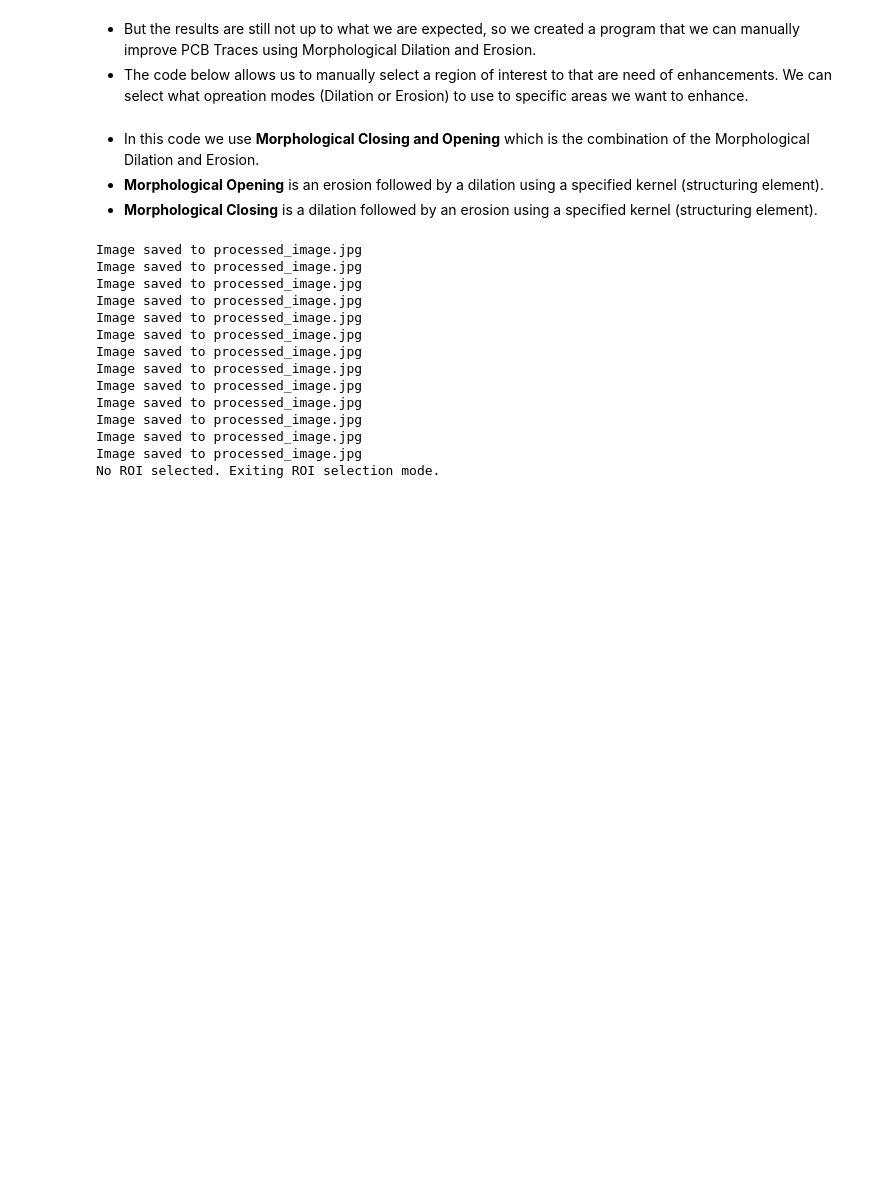
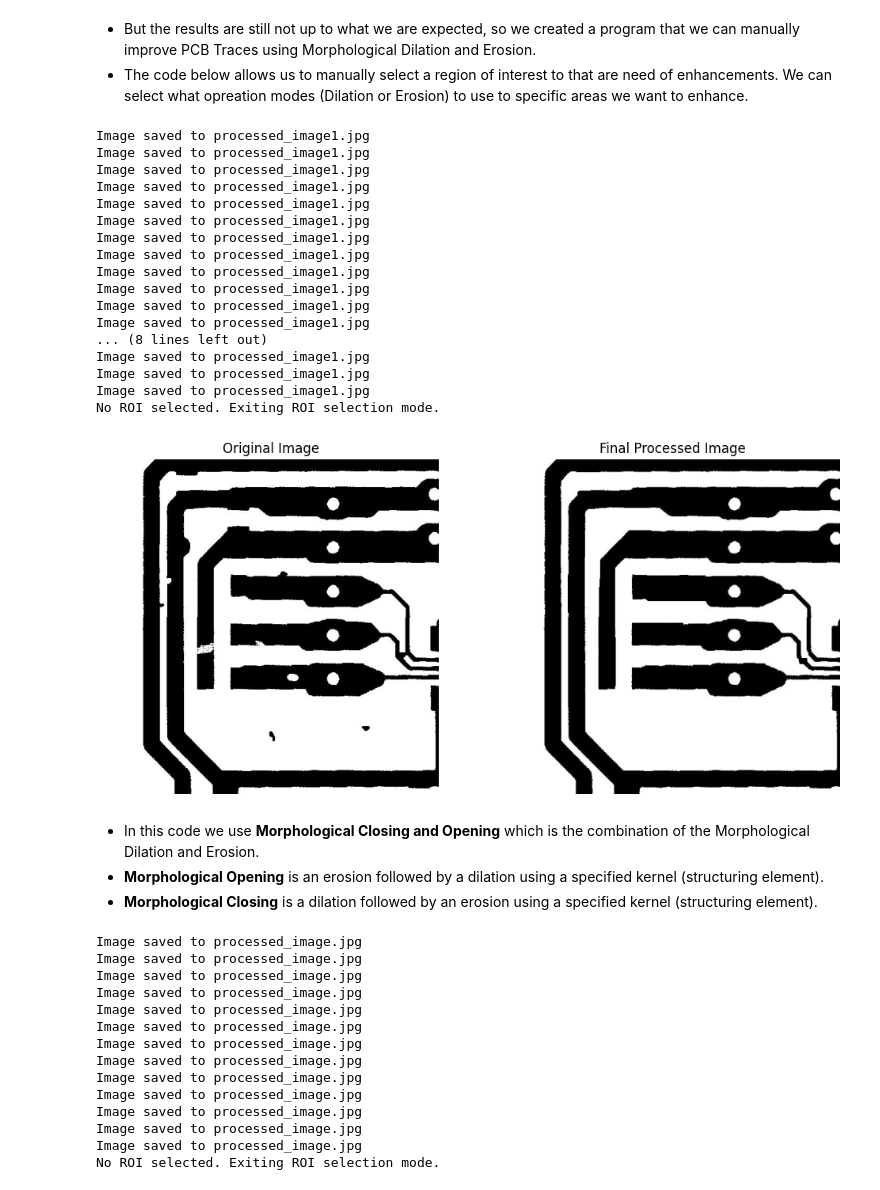
Before and after one commit to t1pen/MeXEE402_Finals_StephenGabrielAlojado_JairusSunga, a Jupyter notebook: Revised Topic/PCB_Morphological_Dilation.ipynb, the cells around one changed output. Drawn from its saved outputs; the diff is of its cells as text; code cells hidden in the pictures; blank space fills up the shorter version.

```diff
--- a/Revised Topic/PCB_Morphological_Dilation.ipynb
+++ b/Revised Topic/PCB_Morphological_Dilation.ipynb
@@ -113,6 +125,7 @@ for test_file in test_files:
 # %%
 import cv2
 import numpy as np
+import matplotlib.pyplot as plt
 
 def nothing(x):
     """Dummy function for trackbar callbacks."""
@@ -139,14 +152,15 @@ resize_height = int(original_image.shape[0] * aspect_ratio)
 processed_image = cv2.resize(original_image, (resize_width, resize_height))
 
 # Create control windows
-cv2.namedWindow("Controls")
+cv2.namedWindow("Controls", cv2.WINDOW_NORMAL)
+cv2.resizeWindow("Controls", 400, 300)  # Set fixed width and height for the Controls window
 cv2.namedWindow("Morphological Operations")
 
 # Create trackbars in the "Controls" window
 cv2.createTrackbar("Threshold", "Controls", 127, 255, nothing)
 cv2.createTrackbar("Kernel Size", "Controls", 3, 20, nothing)
 cv2.createTrackbar("Iterations", "Controls", 1, 10, nothing)
-cv2.createTrackbar("Operation", "Controls", 0, 1, nothing)  # 0 = Dilation, 1 = Erosion
+cv2.createTrackbar("Operation", "Controls", 0, 1, nothing)  # 0 = Erosion, 1 = Dilation
 cv2.createTrackbar("Save", "Controls", 0, 1, nothing)  # 0 = Do not save, 1 = Save
 
 # Allow the user to select and process multiple ROIs
@@ -166,7 +180,7 @@ while True:
         threshold = cv2.getTrackbarPos("Threshold", "Controls")
         kernel_size = cv2.getTrackbarPos("Kernel Size", "Controls")
         iterations = cv2.getTrackbarPos("Iterations", "Controls")
-        operation = cv2.getTrackbarPos("Operation", "Controls")  # 0 = Dilation, 1 = Erosion
+        operation = cv2.getTrackbarPos("Operation", "Controls")  # 0 = Erosion, 1 = Dilation
         save_flag = cv2.getTrackbarPos("Save", "Controls")  # Check if Save is triggered
 
         # Ensure kernel size is odd and not zero
@@ -175,38 +189,72 @@ while True:
             kernel_size += 1
 
         # Apply binary threshold to the ROI
         _, thresh_image = cv2.threshold(roi_image, threshold, 255, cv2.THRESH_BINARY)
 
         # Create the kernel
         kernel = np.ones((kernel_size, kernel_size), np.uint8)
 
-        # Apply dilation or erosion
+        # Apply erosion or dilation
         if operation == 0:
+            processed_roi = cv2.erode(thresh_image, kernel, iterations=iterations)
+        else:
             processed_roi = cv2.dilate(thresh_image, kernel, iterations=iterations)
-        else:
-            processed_roi = cv2.erode(thresh_image, kernel, iterations=iterations)
 
-        # Display the processed image
+        # Display the processed image using OpenCV
         display_image = processed_image.copy()
         display_image[y:y+h, x:x+w] = processed_roi  # Update the display image with the processed ROI
 
         cv2.imshow("Morphological Operations", display_image)
 
         # Save the image if the Save button (trackbar) is triggered
         if save_flag == 1:
             processed_image[y:y+h, x:x+w] = processed_roi  # Save the changes to the main image
-            save_image(processed_image, f"processed_image.jpg")  # Save with a generic name
+            save_image(processed_image, f"processed_image1.jpg")  # Save with a generic name
             cv2.setTrackbarPos("Save", "Controls", 0)  # Reset the Save button (trackbar) to 0
             break  # Exit the ROI adjustment loop to select another ROI
 
         key = cv2.waitKey(1) & 0xFF
         if key == 27:  # Exit on ESC
             break
 
     if key == 27:  # Exit if ESC is pressed
         break
 
+# Display the original and final processed image using matplotlib
+plt.figure(figsize=(12, 6))
+
+plt.subplot(1, 2, 1)
+plt.imshow(original_image, cmap='gray')
+plt.title("Original Image")
+plt.axis('off')
+
+plt.subplot(1, 2, 2)
+plt.imshow(processed_image, cmap='gray')
+plt.title("Final Processed Image")
+plt.axis('off')
+
+plt.show()
+
 cv2.destroyAllWindows()
+# %% [output]
+Image saved to processed_image1.jpg
+Image saved to processed_image1.jpg
+Image saved to processed_image1.jpg
+Image saved to processed_image1.jpg
+Image saved to processed_image1.jpg
+Image saved to processed_image1.jpg
+Image saved to processed_image1.jpg
+Image saved to processed_image1.jpg
+Image saved to processed_image1.jpg
+Image saved to processed_image1.jpg
+Image saved to processed_image1.jpg
+Image saved to processed_image1.jpg
+... (8 lines left out)
+Image saved to processed_image1.jpg
+Image saved to processed_image1.jpg
+Image saved to processed_image1.jpg
+No ROI selected. Exiting ROI selection mode.
+[figure, added]
 # %% [markdown]
 - In this code we use **Morphological Closing and Opening** which is the combination of the Morphological Dilation and Erosion.
 - **Morphological Opening** is an erosion followed by a dilation using a specified kernel (structuring element).
```
Also changed, not shown: parts of 2 cells of this notebook, 2 other files.
